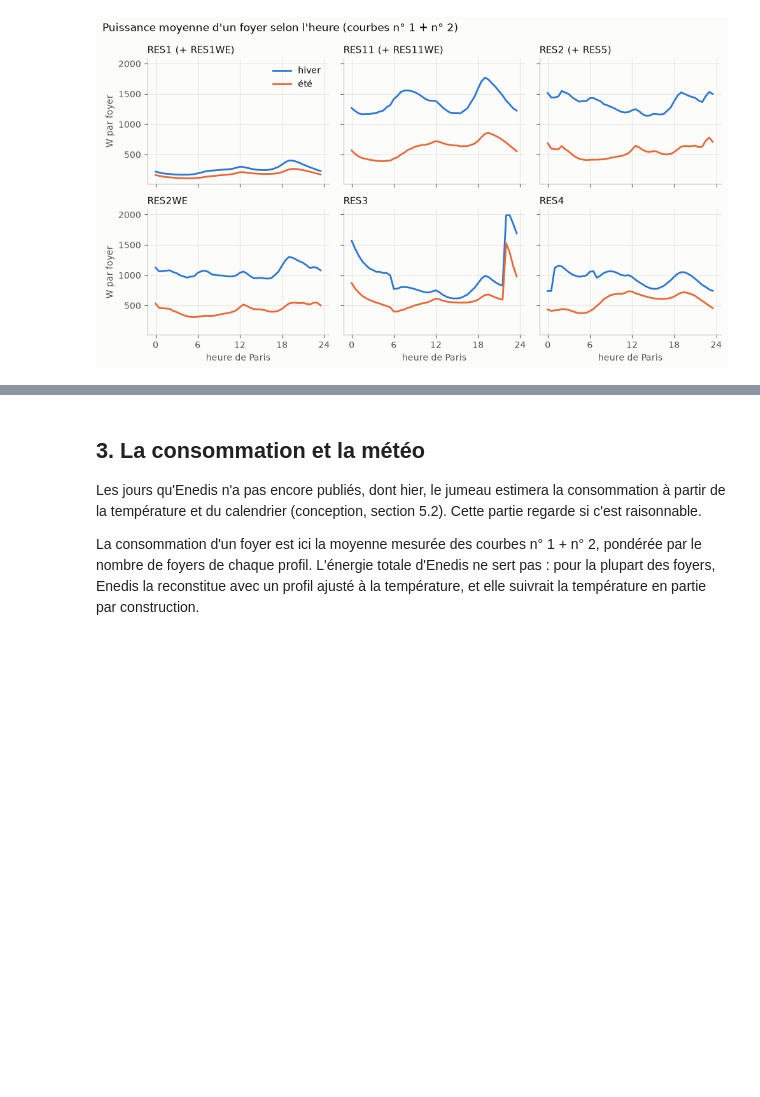
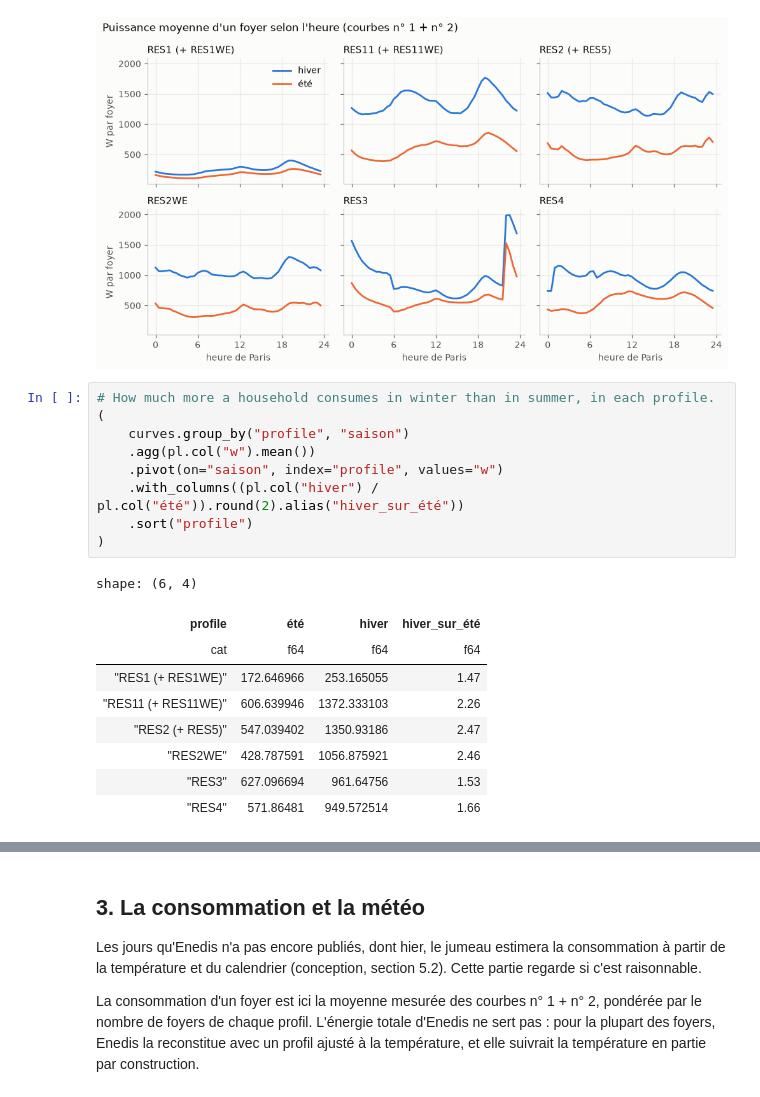
Before and after one commit to Erhazya/ampere, a Jupyter notebook: notebooks/exploration.ipynb, the cells around one changed output, grey strips where cells are left out. Cells and saved outputs as stored; diff of their text form; blank space fills up the shorter version.

```diff
--- a/notebooks/exploration.ipynb
+++ b/notebooks/exploration.ipynb
@@ -291,6 +291,25 @@ fig.tight_layout()
 plt.show()
 # %% [output]
 [figure]
+# %%
+# How much more a household consumes in winter than in summer, in each profile.
+(
+    curves.group_by("profile", "saison")
+    .agg(pl.col("w").mean())
+    .pivot(on="saison", index="profile", values="w")
+    .with_columns((pl.col("hiver") / pl.col("été")).round(2).alias("hiver_sur_été"))
+    .sort("profile")
+)
+# %% [output]
+shape: (6, 4)
+| profile | été | hiver | hiver_sur_été |
+| cat | f64 | f64 | f64 |
+| "RES1 (+ RES1WE)" | 172.646966 | 253.165055 | 1.47 |
+| "RES11 (+ RES11WE)" | 606.639946 | 1372.333103 | 2.26 |
+| "RES2 (+ RES5)" | 547.039402 | 1350.93186 | 2.47 |
+| "RES2WE" | 428.787591 | 1056.875921 | 2.46 |
+| "RES3" | 627.096694 | 961.64756 | 1.53 |
+| "RES4" | 571.86481 | 949.572514 | 1.66 |
 # %%
 # Which half of the households does each curve hold? Their share of energy from 8:00 to 20:00 on
 # weekdays says it.
```
Also changed, not shown: parts of 4 cells of this notebook, 3 other files.
